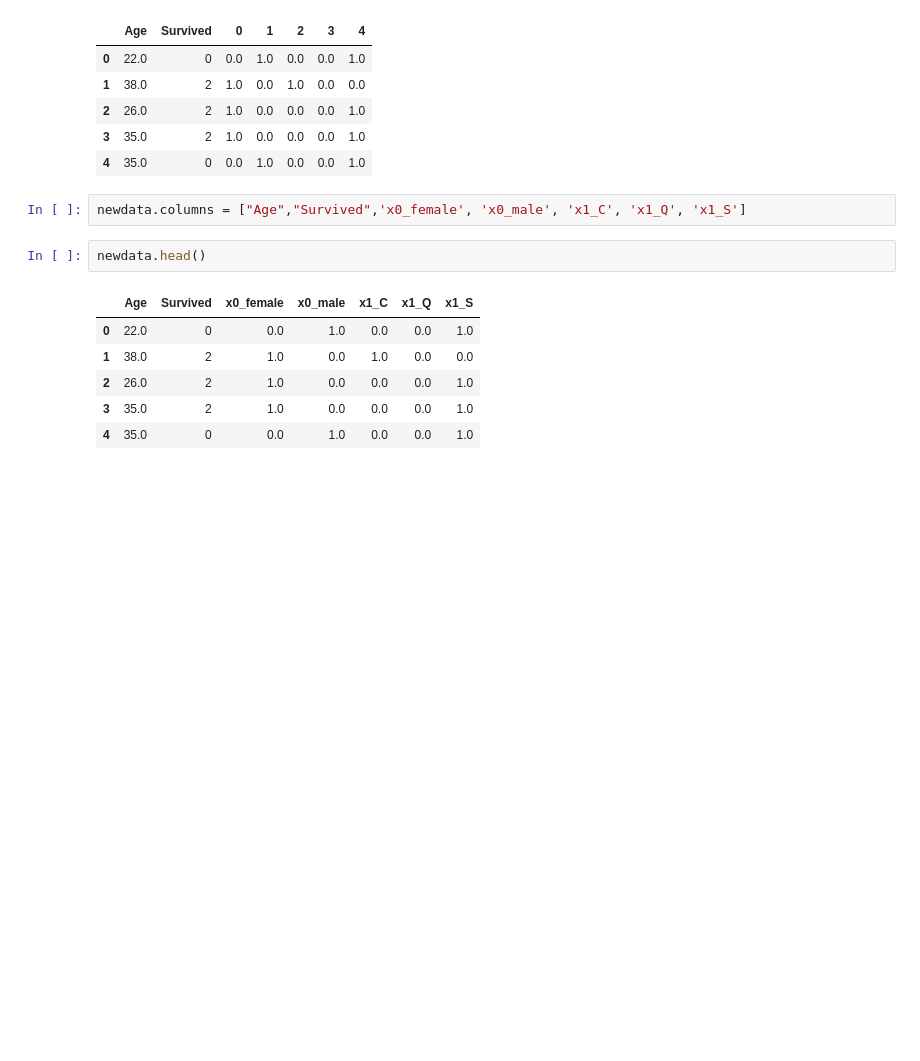
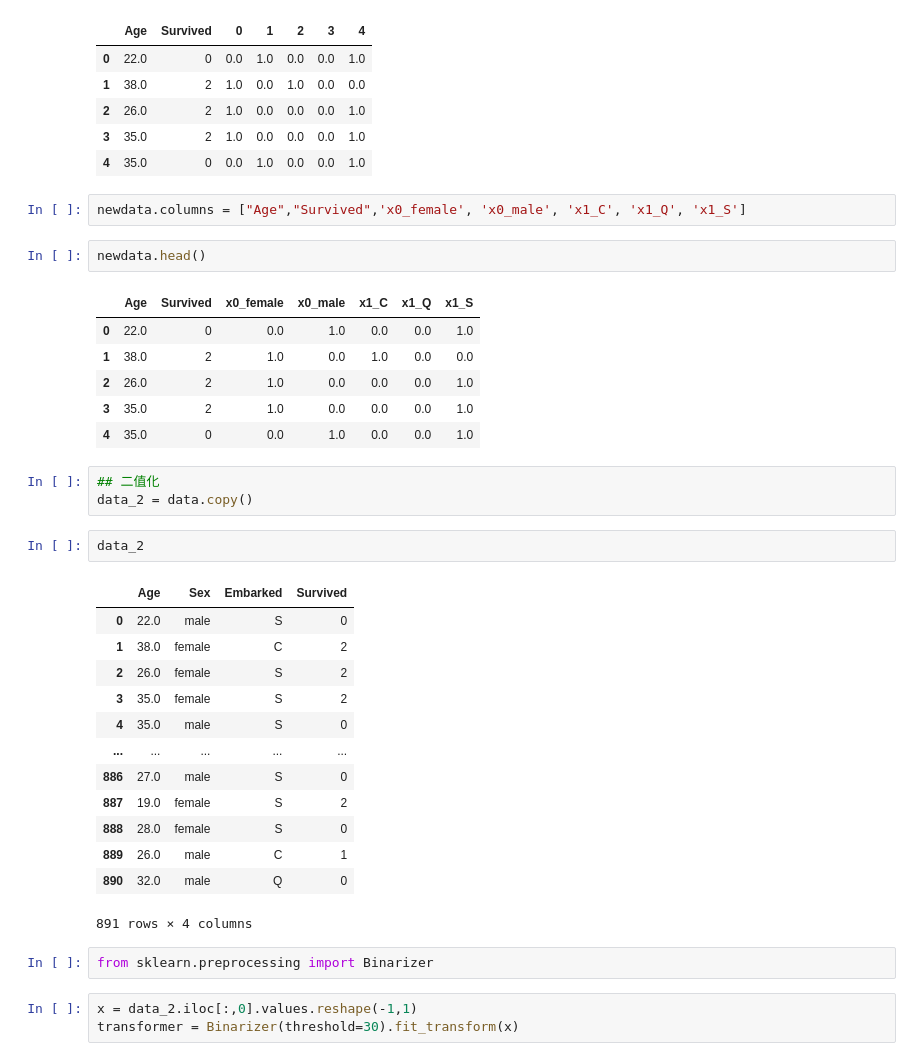
Before and after one commit to StevenYoung21/sklearnLearning, a Jupyter notebook: 3-数据预处理/3-缺失值.ipynb, the cells around one changed output. Cells and saved outputs as stored; diff of their text form; blank space fills up the shorter version.

```diff
--- a/3-数据预处理/3-缺失值.ipynb
+++ b/3-数据预处理/3-缺失值.ipynb
@@ -169,3 +169,27 @@ newdata.head()
 | 2 | 26.0 | 2 | 1.0 | 0.0 | 0.0 | 0.0 | 1.0 |
 | 3 | 35.0 | 2 | 1.0 | 0.0 | 0.0 | 0.0 | 1.0 |
 | 4 | 35.0 | 0 | 0.0 | 1.0 | 0.0 | 0.0 | 1.0 |
+# %%
+## 二值化
+data_2 = data.copy()
+# %%
+data_2
+# %% [output]
+|  | Age | Sex | Embarked | Survived |
+| 0 | 22.0 | male | S | 0 |
+| 1 | 38.0 | female | C | 2 |
+| 2 | 26.0 | female | S | 2 |
+| 3 | 35.0 | female | S | 2 |
+| 4 | 35.0 | male | S | 0 |
+| ... | ... | ... | ... | ... |
+| 886 | 27.0 | male | S | 0 |
+| 887 | 19.0 | female | S | 2 |
+| 888 | 28.0 | female | S | 0 |
+| 889 | 26.0 | male | C | 1 |
+| 890 | 32.0 | male | Q | 0 |
+891 rows × 4 columns
+# %%
+from sklearn.preprocessing import Binarizer
+# %%
+x = data_2.iloc[:,0].values.reshape(-1,1)
+transformer = Binarizer(threshold=30).fit_transform(x)
```
Also changed, not shown: parts of 5 cells of this notebook.
